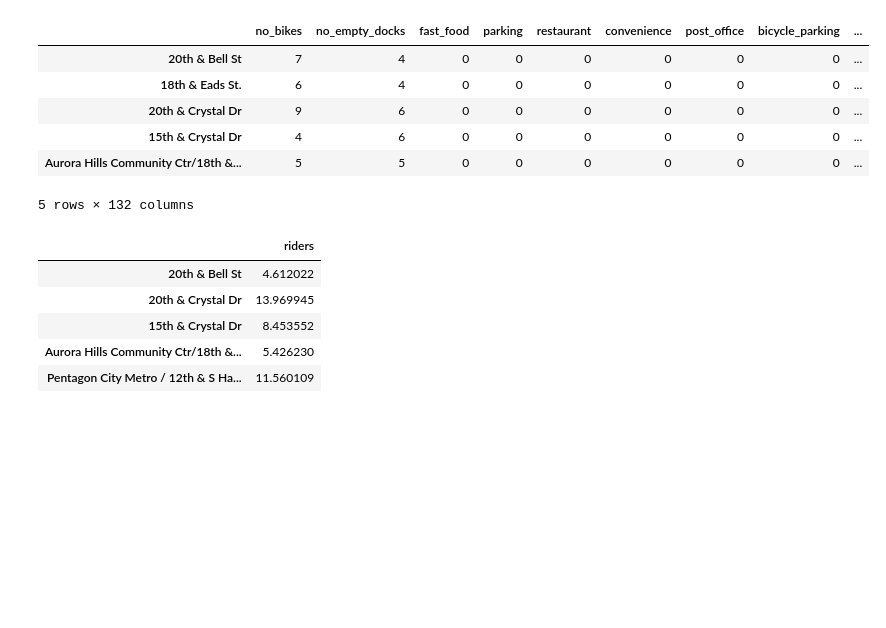
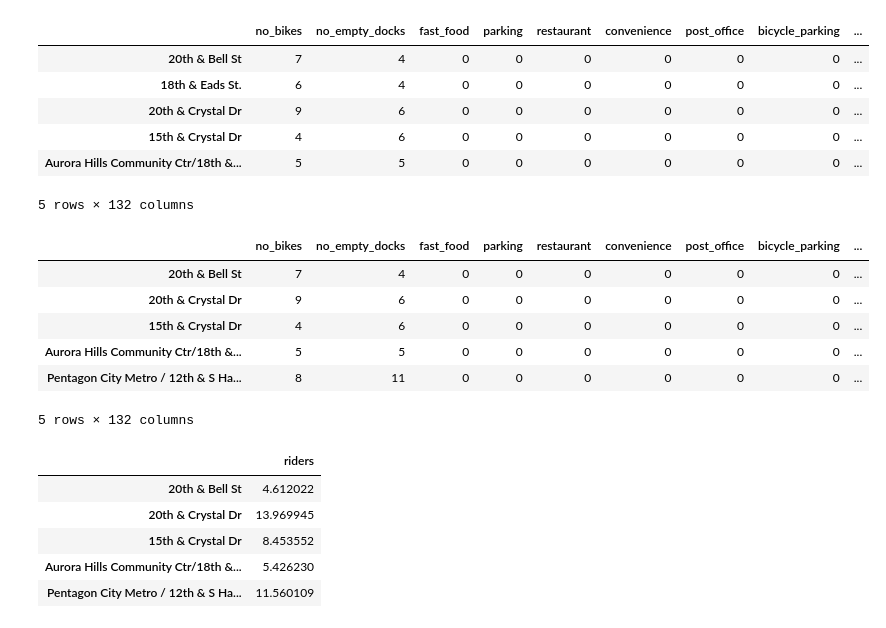
Before and after one commit to tlake/bikeshare, a Jupyter notebook: bikeshare_step3.ipynb, the cells around one changed output. Drawn from its saved outputs; the diff is of its cells as text; code cells hidden in the pictures; blank space fills up the shorter version.

Commit message:
split up data for testing and training

```diff
--- a/bikeshare_step3.ipynb
+++ b/bikeshare_step3.ipynb
@@ -72,6 +72,18 @@ stations_attrs.head()
 5 rows × 132 columns
 # %%
 stations_attrs = stations_attrs.dropna()
+# %%
+test_data = stations_attrs.copy()
+# %%
+test_data.head()
+# %% [output]
+|  | no_bikes | no_empty_docks | fast_food | parking | restaurant | convenience | post_office | bicycle_parking | ... |
+| 20th & Bell St | 7 | 4 | 0 | 0 | 0 | 0 | 0 | 0 | ... |
+| 20th & Crystal Dr | 9 | 6 | 0 | 0 | 0 | 0 | 0 | 0 | ... |
+| 15th & Crystal Dr | 4 | 6 | 0 | 0 | 0 | 0 | 0 | 0 | ... |
+| Aurora Hills Community Ctr/18th &... | 5 | 5 | 0 | 0 | 0 | 0 | 0 | 0 | ... |
+| Pentagon City Metro / 12th & S Ha... | 8 | 11 | 0 | 0 | 0 | 0 | 0 | 0 | ... |
+5 rows × 132 columns
 # %%
 riders = DataFrame(stations_attrs['riders'])
 # %%
```
Also changed, not shown: parts of 4 cells of this notebook.
